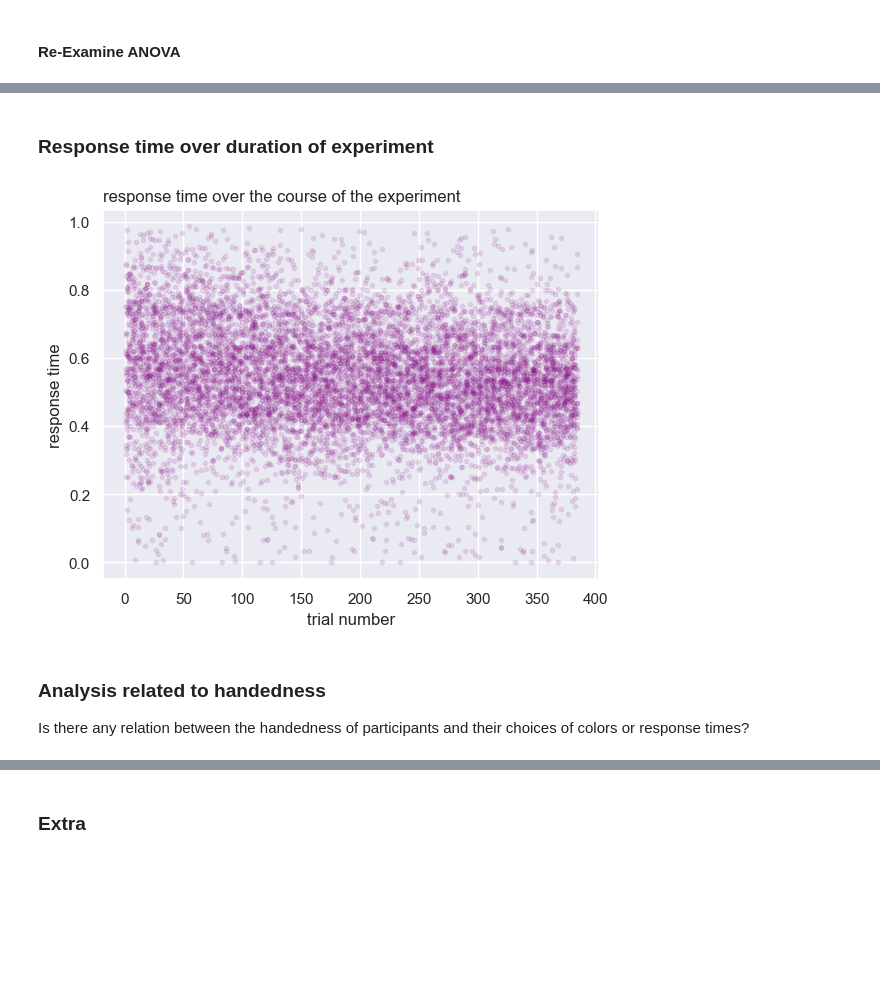
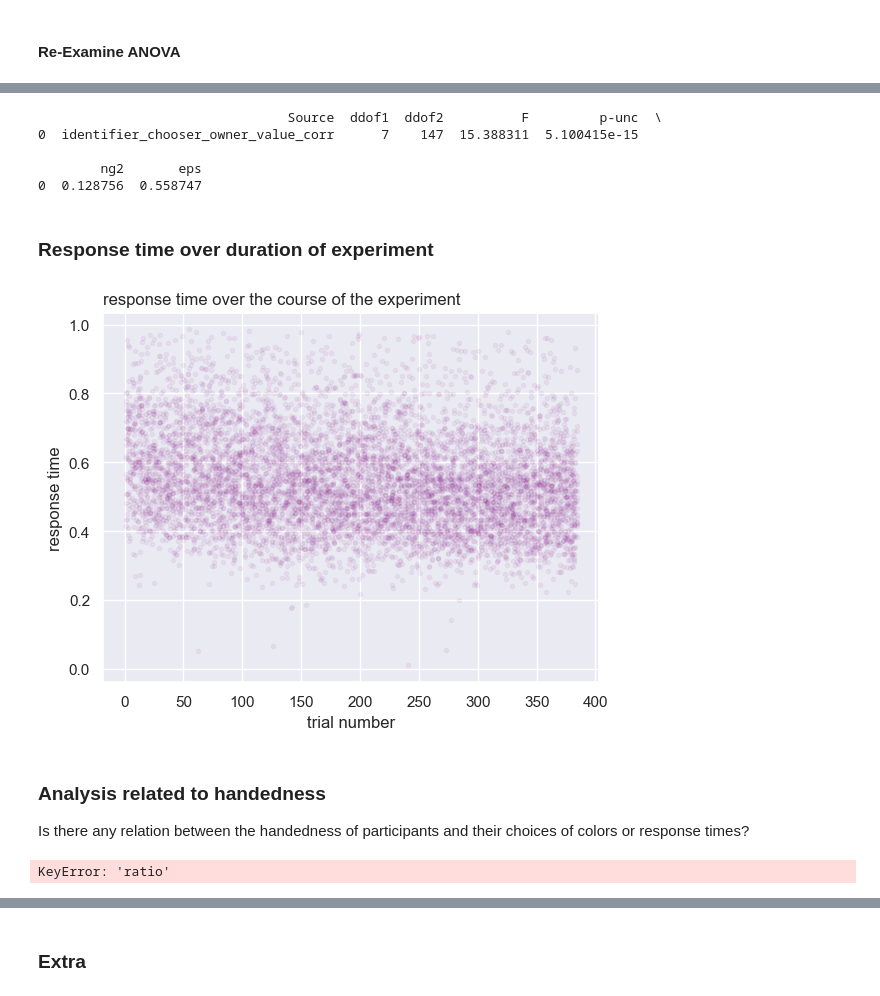
Before and after one commit to anjaghub/master_thesis, a Jupyter notebook: analysis.ipynb, the cells around one changed output, grey strips where cells are left out. Saved outputs shown, nothing was run; the diff lists cells and outputs as text; code cells hidden in the pictures; blank space fills up the shorter version.

```diff
--- a/analysis.ipynb
+++ b/analysis.ipynb
@@ -47,3 +22,7 @@ data_files = ['3157.csv',
+# %%
+# List all data files which should be preprocessed
+directory = Path('/Users/anja/Desktop/data_mt')
+data_files = [file.name for file in directory.glob('*.csv')]
 # %%
 # Preprocess data from experiment
 data = data_prep.prepare_data(data_files)
@@ -129,10 +151,24 @@ errors_per_participant.describe()
+# %%
+# Filter out participants which did too many error in outcome attribution (more or less than 2,5 stds)
+# Calculate mean and std
+mean_error = errors_per_participant['error_in_outcome_attribution'].mean()
+std_error = errors_per_participant['error_in_outcome_attribution'].std()
+
+# Calculate bounds
+lower_bound = mean_error - 2.5 * std_error
+upper_bound = mean_error + 2.5 * std_error
+
+# Filter relevant participants
+errors_per_participant_filtered = errors_per_participant[
+    (errors_per_participant['error_in_outcome_attribution'] >= lower_bound) &
+    (errors_per_participant['error_in_outcome_attribution'] <= upper_bound)]
+
+# Left join of data with relevant_participants_filtered to sort out participants who cheated
+data = data.merge(errors_per_participant_filtered[['participant']], on='participant', how='inner')
 # %%
-# Clean from rows where response was too slow or wrong
-#TODO: discuss what we want to sort out? Change data_n into data when decided!
-data_n = data[(data['bool_slow_color_choice_or_confirm'] == False) &
-            (data['bool_wrong_color_confirm'] == False) &
-            (data['bool_slow_owner_confirm'] == False) &
+# Clean from rows where outcome attribution response was too slow or wrong
+data = data[(data['bool_slow_owner_confirm'] == False) &
             (data['bool_wrong_owner_confirm'] == False)]
 
 # Store cleaned data in csv
-data_n.to_csv('/Users/anja/Desktop/data_mt/data_cleaned.csv', index=False)
+data.to_csv('/Users/anja/Desktop/data_mt/data_cleaned.csv', index=False)
@@ -139,5 +180,12 @@ data_n.to_csv('/Users/anja/Desktop/data_mt/data_cleaned.csv', index=False)
 # %% [markdown]
 ## Analysis
+# %%
+'''
+# Sample for 22 participants just for fun
+unique_participants = data['participant'].unique()
+sample = pd.Series(unique_participants).sample(n=22)
+data = data[data['participant'].isin(sample)]
+'''
 # %% [markdown]
 ### Normal Distribution
 # %%
@@ -292,31 +378,49 @@ data.groupby(['chooser','owner', 'value']).agg(average_response_time=('owner_con
+# %%
+# Using pingouin for my corrected identifier since this can be treated as within factor (one factor with 8 levels)
+anova = pg.rm_anova(dv='owner_confirm_rt', within='identifier_chooser_owner_value_corr', data=data, subject='participant',detailed=False)
+print(anova)
+# %% [output]
+                                Source  ddof1  ddof2          F         p-unc  \
+0  identifier_chooser_owner_value_corr      7    147  15.388311  5.100415e-15
+
+        ng2       eps
+0  0.128756  0.558747
 # %% [markdown]
 ### Response time over duration of experiment
 # %%
 # how does reaction time develope over time? learning effects? do get people faster?
 # https://python-graph-gallery.com/134-how-to-avoid-overplotting-with-python/
 
 # Plot with transparency
-plt.plot( data["trial_index_within_participant"], data["owner_confirm_rt"], data=data, linestyle='', marker='o', markersize=3, alpha=0.1, color="purple")
+plt.plot( data["trial_index_within_participant"], data["owner_confirm_rt"], data=data, linestyle='', marker='o', markersize=3, alpha=0.05, color="purple")
 
 # Titles
 plt.xlabel('trial number')
 plt.ylabel('response time')
 plt.title('response time over the course of the experiment', loc='left')
 plt.show()
 # %% [output]
-[figure, old version]
+[figure, new version]
 # %% [markdown]
 ### Analysis related to handedness
 
 Is there any relation between the handedness of participants and their choices of colors or response times?
 # %%
 # Do people prefer one choice when deciding for color? E.g., do right handed people rather choose with 'k' than 'g' when selecting one color
+
+total_trials = 192 # only the ones where you choose
+
 choice_loaction_by_handedness = data[data['chooser'] == 'you']
 choice_loaction_by_handedness = choice_loaction_by_handedness.groupby(['participant', 'choice_location']).agg(
     choice_location_count=('choice_location', 'count')).reset_index()
 
 # Merge handedenss of participants
 choice_loaction_by_handedness = choice_loaction_by_handedness.merge(survey_data[['participant', 'handedness']], on='participant', how='left')
+
+# Create ration column
+choice_loaction_by_handedness['ratio']
+# %% [output]
+KeyError: 'ratio'
 # %%
 # Is the reaction time of outcome attribution related to handedness and answer key? E.g., are right handed people faster responding to 'keep' than 'give'
 rt_by_confirm_keys = data.groupby(['participant', 'owner_confirm_keys']).agg(
```
Also changed, not shown: parts of 35 cells of this notebook.
